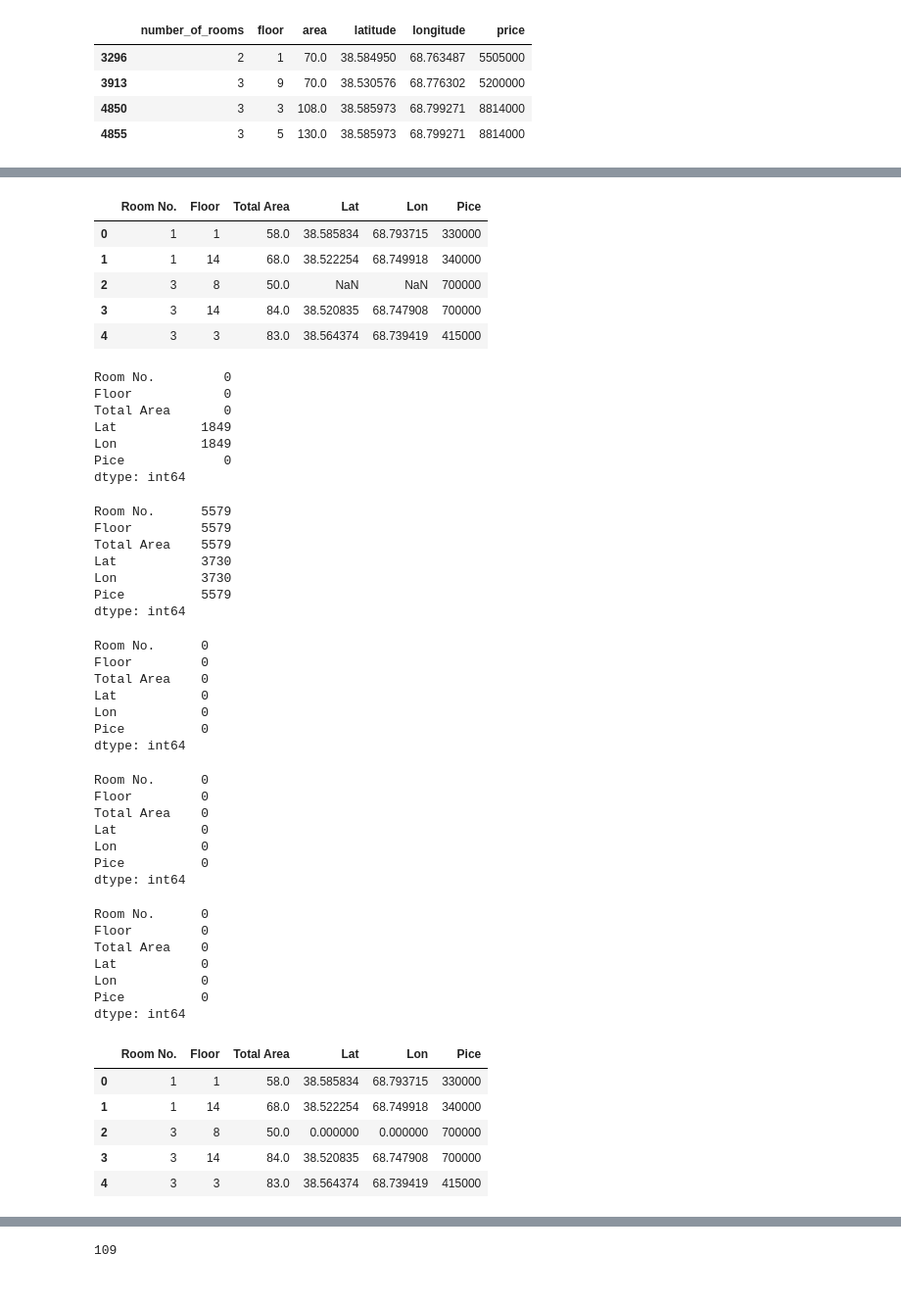
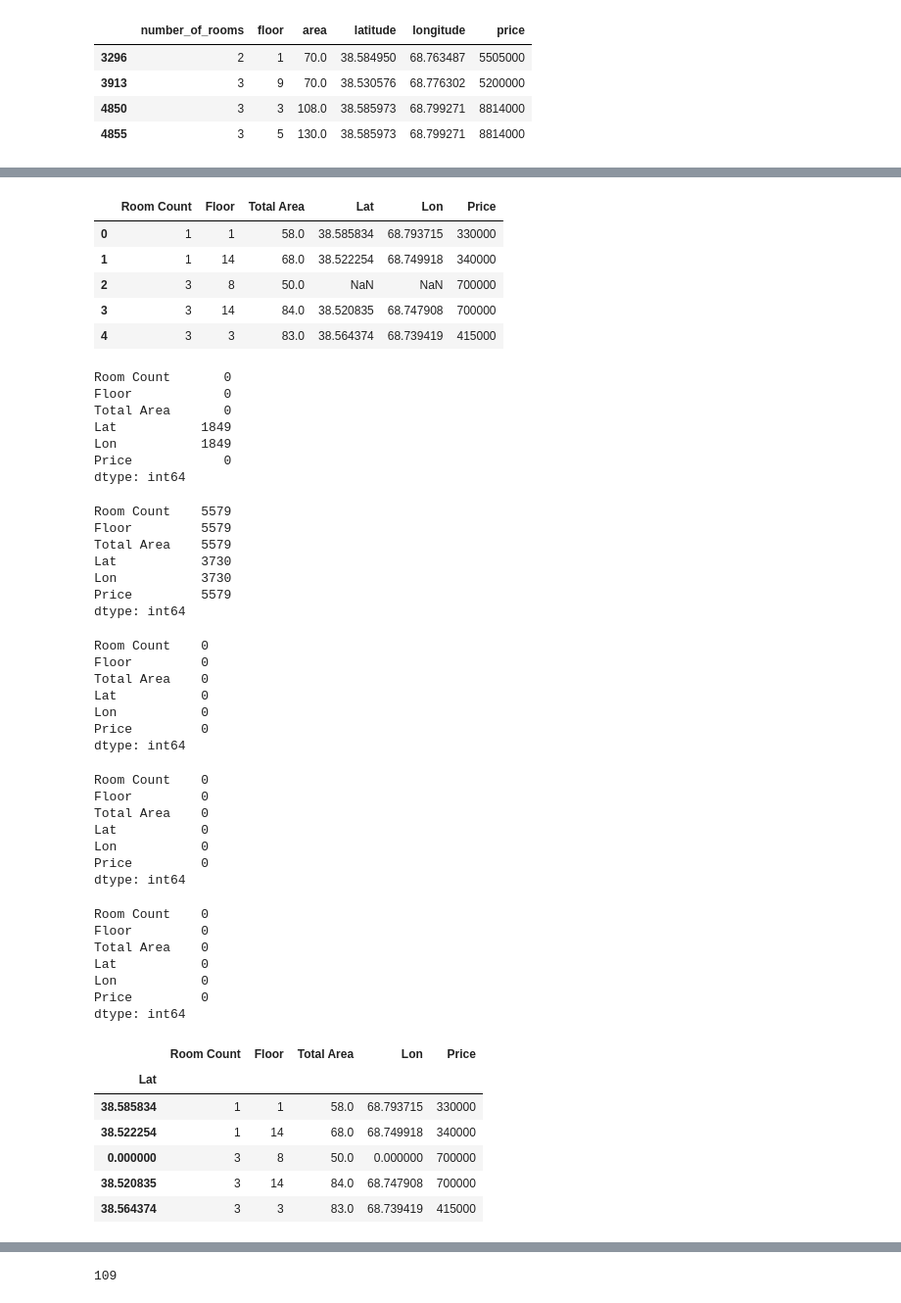
Before and after one commit to CodeSolid/pandas-series, a Jupyter notebook: Data Cleaning in pandas/Data cleaning using pandas.ipynb, the cells around one changed output, grey strips where cells are left out. Shown: that part at 98% size. Cells and saved outputs as stored; diff of their text form; code cells hidden in the pictures.

```diff
--- a/Data Cleaning in pandas/Data cleaning using pandas.ipynb
+++ b/Data Cleaning in pandas/Data cleaning using pandas.ipynb
@@ -124,7 +124,7 @@ df1.head()
 | 4855 | 3 | 5 | 130.0 | 38.585973 | 68.799271 | 8814000 |
 # %%
 # renaming the column name in pandas
-data.rename(columns ={'number_of_rooms':'Room No.'}, inplace =True)
+data.rename(columns ={'number_of_rooms':'Room Count'}, inplace =True)
 
 # data heading
 data.head()
@@ -137,7 +137,7 @@ data.head()
 | 4 | 3 | 3 | 83.0 | 38.564374 | 68.739419 | 415000 |
 # %%
 # changing the names of the columns
-data.columns = ['Room No.', 'Floor', 'Total Area', 'latitude', 'longitude', 'price']
+data.columns = ['Room Count', 'Floor', 'Total Area', 'latitude', 'longitude', 'price']
 
 # heading of the columns
 data.head()
@@ -150,12 +150,12 @@ data.head()
 | 4 | 3 | 3 | 83.0 | 38.564374 | 68.739419 | 415000 |
 # %%
 # changing the names of columns
-data.set_axis(['Room No.', 'Floor', 'Total Area', 'Lat', 'Lon', 'Pice'], axis='columns', inplace=True)
+data.set_axis(['Room Count', 'Floor', 'Total Area', 'Lat', 'Lon', 'Price'], axis='columns', inplace=True)
 
 # data heading
 data.head()
 # %% [output]
-|  | Room No. | Floor | Total Area | Lat | Lon | Pice |
+|  | Room Count | Floor | Total Area | Lat | Lon | Price |
 | 0 | 1 | 1 | 58.0 | 38.585834 | 68.793715 | 330000 |
 | 1 | 1 | 14 | 68.0 | 38.522254 | 68.749918 | 340000 |
 | 2 | 3 | 8 | 50.0 | NaN | NaN | 700000 |
@@ -165,23 +165,23 @@ data.head()
 # checking for null values
 data.isnull().sum()
 # %% [output]
-Room No.         0
+Room Count       0
 Floor            0
 Total Area       0
 Lat           1849
 Lon           1849
-Pice             0
+Price            0
 dtype: int64
 # %%
 # checking for null values
 data.notnull().sum()
 # %% [output]
-Room No.      5579
+Room Count    5579
 Floor         5579
 Total Area    5579
 Lat           3730
 Lon           3730
-Pice          5579
+Price         5579
 dtype: int64
 # %%
 # copying the dataset
@@ -193,12 +193,12 @@ dataset.fillna(0, inplace=True)
 # dataset checking null values
 dataset.isnull().sum()
 # %% [output]
-Room No.      0
+Room Count    0
 Floor         0
 Total Area    0
 Lat           0
 Lon           0
-Pice          0
+Price         0
 dtype: int64
 # %%
 # importing nupmy
@@ -213,12 +213,12 @@ data.replace(to_replace =np.nan, value = 0, inplace=True)
 # data null checking
 data.isnull().sum()
 # %% [output]
-Room No.      0
+Room Count    0
 Floor         0
 Total Area    0
 Lat           0
 Lon           0
-Pice          0
+Price         0
 dtype: int64
 # %%
 # dropping null values
@@ -227,29 +227,27 @@ data.dropna(inplace =True)
 # data null value count
 data.isnull().sum()
 # %% [output]
-Room No.      0
+Room Count    0
 Floor         0
 Total Area    0
 Lat           0
 Lon           0
-Pice          0
+Price         0
 dtype: int64
 # %%
 # dataset copying
 dataset= data.copy()
 
-# indexing values
-index = pd.Index(range(len(data)))
-
 # setting the index column
-dataset = dataset.set_index(index)
+dataset = dataset.set_index('Lat')
 
 # data heading
 dataset.head()
 # %% [output]
-|  | Room No. | Floor | Total Area | Lat | Lon | Pice |
-| 0 | 1 | 1 | 58.0 | 38.585834 | 68.793715 | 330000 |
-| 1 | 1 | 14 | 68.0 | 38.522254 | 68.749918 | 340000 |
-| 2 | 3 | 8 | 50.0 | 0.000000 | 0.000000 | 700000 |
-| 3 | 3 | 14 | 84.0 | 38.520835 | 68.747908 | 700000 |
-| 4 | 3 | 3 | 83.0 | 38.564374 | 68.739419 | 415000 |
+|  | Room Count | Floor | Total Area | Lon | Price |
+| Lat |  |  |  |  |  |
+| 38.585834 | 1 | 1 | 58.0 | 68.793715 | 330000 |
+| 38.522254 | 1 | 14 | 68.0 | 68.749918 | 340000 |
+| 0.000000 | 3 | 8 | 50.0 | 0.000000 | 700000 |
+| 38.520835 | 3 | 14 | 84.0 | 68.747908 | 700000 |
+| 38.564374 | 3 | 3 | 83.0 | 68.739419 | 415000 |
```
Also changed, not shown: parts of 4 cells of this notebook, 2 other files.
